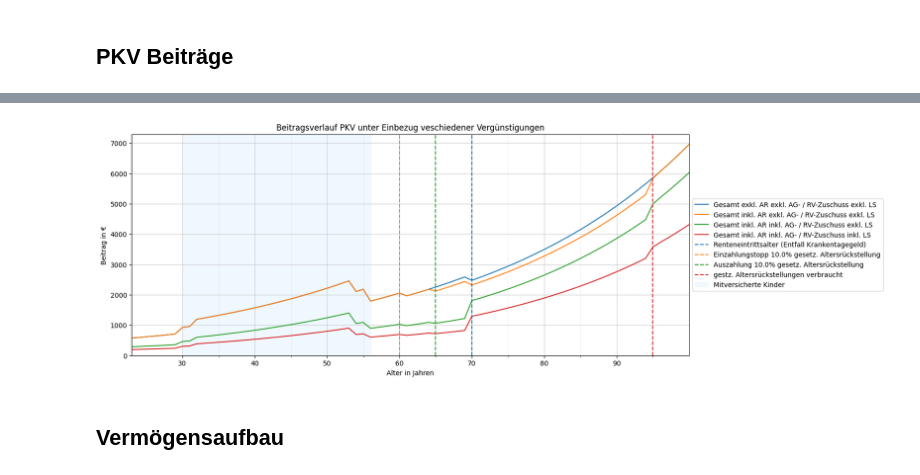
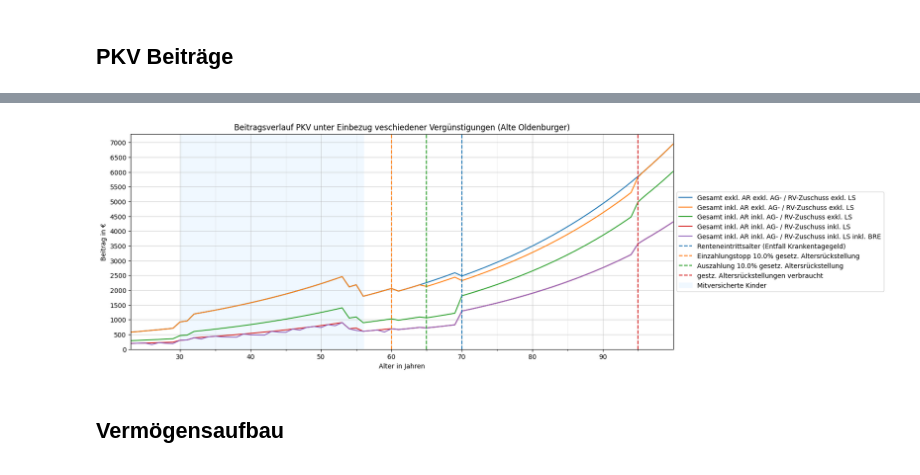
Before and after one commit to maxileith/pkv-kosten, a Jupyter notebook: notebook.ipynb, the cells around one changed output, grey strips where cells are left out. Saved outputs shown, nothing was run; the diff lists cells and outputs as text; code cells hidden in the pictures.

```diff
--- a/notebook.ipynb
+++ b/notebook.ipynb
@@ -193,7 +234,7 @@ min_x = math.ceil(EINTRITTSALTER / 10.0) * 10
 major_ticks = np.arange(min_x, ENDALTER, 10)
 minor_ticks = np.arange(min_x, ENDALTER, 5)
 # %%
-beitrag, _, _, _ = functools.reduce(operator.add, map(collections.Counter, PKV_TARIFKONDITIONEN.values())).values()
+beitrag, _, _, _, _ = functools.reduce(operator.add, map(collections.Counter, PKV_TARIFKONDITIONEN.values())).values()
 beitrag += PKV_PV['beitrag']
 durchschnittliche_ansetzbarkeit = (PKV_PV['beitrag'] / beitrag) * PKV_PV['steuerlich_ansetzbar']
 for konditionen in PKV_TARIFKONDITIONEN.values():
@@ -214,6 +255,7 @@ df[f'Inflation seit {JAHR}'] = np.power(1 + INFLATIONSRATE, df['Jahr'] - JAHR)
 df['Rentenbezug'] = df['Alter'] >= RENTENEINTRITTSALTER
 df['Einkommen'] = NETTOEINKOMMEN * np.power(1 + EINKOMMENSENTWICKLUNG, df['Alter'] - EINTRITTSALTER) * (1 - df['Rentenbezug'])
 df['Rente'] = RENTENANSPRUCH * np.power(1 + RENTENENTWICKLUNG, df['Alter'] - EINTRITTSALTER) * df['Rentenbezug']
+df['Lohnsteuer'] = np.where(df['Rentenbezug'], STEUERLAST_RENTNER, STEUERLAST)
 
 df
 # %% [output]
@@ -264,7 +306,7 @@ df['GKV: PV Beitrag Rente'] = np.minimum(df['Rente'], df['GKV: Beitragsbemessung
 df['GKV: Gesamt Beitrag Rente inkl. RV Anteil'] = df['GKV: Beitrag Rente inkl. RV Anteil'] + df['GKV: PV Beitrag Rente']
 
 df['GKV: Beitrag inkl. Zuschüsse exkl. LS'] = np.where(df['Rentenbezug'], df['GKV: Gesamt Beitrag Rente inkl. RV Anteil'], df['GKV: Gesamt Beitrag inkl. AG Anteil'])
-df['GKV: Steuererstattung'] = df['GKV: Beitrag inkl. Zuschüsse exkl. LS'] * np.where(df['Rentenbezug'], STEUERLAST_RENTNER, STEUERLAST) * GKV_STEUERLICH_ANSETZBAR
+df['GKV: Steuererstattung'] = df['GKV: Beitrag inkl. Zuschüsse exkl. LS'] * df['Lohnsteuer'] * GKV_STEUERLICH_ANSETZBAR
 df['GKV: Beitrag inkl. Zuschüsse inkl. LS'] = df['GKV: Beitrag inkl. Zuschüsse exkl. LS'] - df['GKV: Steuererstattung']
 
 df.loc[:, ~df.columns.str.startswith('PKV: ')]
@@ -410,10 +468,10 @@ df['PKV: Beitrag Gesamt inkl. Zuschüsse exkl. LS inkl. AR'] = df.loc[:, df.colu
 
 # Steuererstattung
 for tarif, konditionen in PKV_TARIFKONDITIONEN.items():
-    df[f'PKV: Steuererstattung {tarif}'] = df[f'PKV: Beitrag {tarif} inkl. Zuschüsse exkl. LS inkl. AR'] * konditionen['steuerlich_ansetzbar'] * np.where(df['Rentenbezug'], STEUERLAST_RENTNER, STEUERLAST)
-df['PKV: Steuererstattung Kinder'] = df['PKV: Beitrag Kinder inkl. Zuschüsse exkl. LS inkl. AR'] * np.where(df['Rentenbezug'], STEUERLAST_RENTNER, STEUERLAST)
-df[f'PKV: Steuererstattung {PKV_PV["bezeichnung"]}'] = df[f'PKV: Beitrag {PKV_PV["bezeichnung"]} inkl. Zuschüsse exkl. LS inkl. AR'] * PKV_PV['steuerlich_ansetzbar'] * np.where(df['Rentenbezug'], STEUERLAST_RENTNER, STEUERLAST)
-df[f'PKV: Steuererstattung {PKV_BEITRAGSENTLASTUNGSPAKET["bezeichnung"]}'] = df[f'PKV: Beitrag {PKV_BEITRAGSENTLASTUNGSPAKET["bezeichnung"]} inkl. Zuschüsse exkl. LS inkl. AR'] * PKV_BEITRAGSENTLASTUNGSPAKET['steuerlich_ansetzbar'] * np.where(df['Rentenbezug'], STEUERLAST_RENTNER, STEUERLAST)
+    df[f'PKV: Steuererstattung {tarif}'] = df[f'PKV: Beitrag {tarif} inkl. Zuschüsse exkl. LS inkl. AR'] * konditionen['steuerlich_ansetzbar'] * df['Lohnsteuer']
+df['PKV: Steuererstattung Kinder'] = df['PKV: Beitrag Kinder inkl. Zuschüsse exkl. LS inkl. AR'] * df['Lohnsteuer']
+df[f'PKV: Steuererstattung {PKV_PV["bezeichnung"]}'] = df[f'PKV: Beitrag {PKV_PV["bezeichnung"]} inkl. Zuschüsse exkl. LS inkl. AR'] * PKV_PV['steuerlich_ansetzbar'] * df['Lohnsteuer']
+df[f'PKV: Steuererstattung {PKV_BEITRAGSENTLASTUNGSPAKET["bezeichnung"]}'] = df[f'PKV: Beitrag {PKV_BEITRAGSENTLASTUNGSPAKET["bezeichnung"]} inkl. Zuschüsse exkl. LS inkl. AR'] * PKV_BEITRAGSENTLASTUNGSPAKET['steuerlich_ansetzbar'] * df['Lohnsteuer']
 df['PKV: Steuererstattung Gesamt'] = df.loc[:, df.columns.str.startswith('PKV: Steuererstattung ') & ~df.columns.str.contains('Gesamt')].sum(axis=1)
 
 # Beiträge nach Steuern
@@ -424,5 +482,28 @@ df[f'PKV: Beitrag {PKV_PV["bezeichnung"]} inkl. Zuschüsse inkl. LS inkl. AR'] =
 df[f'PKV: Beitrag {PKV_BEITRAGSENTLASTUNGSPAKET["bezeichnung"]} inkl. Zuschüsse inkl. LS inkl. AR'] = df[f'PKV: Beitrag {PKV_BEITRAGSENTLASTUNGSPAKET["bezeichnung"]} inkl. Zuschüsse exkl. LS inkl. AR'] - df[f'PKV: Steuererstattung {PKV_BEITRAGSENTLASTUNGSPAKET["bezeichnung"]}']
 df['PKV: Beitrag Gesamt inkl. Zuschüsse inkl. LS inkl. AR'] = df.loc[:, df.columns.str.startswith('PKV: Beitrag ') & df.columns.str.endswith(' inkl. Zuschüsse inkl. LS inkl. AR') & ~df.columns.str.contains('Gesamt')].sum(axis=1)
 
+# BRE Höhe berechnen
+df['PKV: BRE berechtigt'] = np.isin(df['Alter'], PKV_BEITRAGSRUECKERSTATTUNG_IN_ALTER)
+df['PKV: BRE beitragsfreie Jahre'] = 0
+for i in range(0, len(df)):
+    beitragsfreie_jahre = 0
+    for j in range(i, -1, -1):
+        if df.iloc[j]['PKV: BRE berechtigt']:
+            beitragsfreie_jahre += 1
+        else:
+            break
+    df.at[i, 'PKV: BRE beitragsfreie Jahre'] = beitragsfreie_jahre
+np.random.seed(42)
+df['PKV: BRE wirtschaftliches Jahr'] = np.random.uniform(0, 1, len(df)) < PKV_BEITRAGSRUECKERSTATTUNG_WAHRSCHEINLICHKEIT
+df['PKV: BRE Gesamtbeitrag relevanter Bausteine'] = 0
+for tarif, konditionen in PKV_TARIFKONDITIONEN.items():
+    if konditionen['auswirking_beitragsrueckerstattung']:
+        df['PKV: BRE Gesamtbeitrag relevanter Bausteine'] += df[f'PKV: Beitrag {tarif} exkl. LS'] * df['PKV: BRE wirtschaftliches Jahr']
+df['PKV: BRE Betrag exkl. LS'] = -1 * df['PKV: BRE Gesamtbeitrag relevanter Bausteine'] * df["PKV: BRE beitragsfreie Jahre"].map(PKV_BEITRAGSRUECKERSTATTUNG_STAFFELUNG).fillna(list(PKV_BEITRAGSRUECKERSTATTUNG_STAFFELUNG.values())[-1]) / 12
+df['PKV: BRE Betrag inkl. LS'] = df['PKV: BRE Betrag exkl. LS'] * (1 - df['Lohnsteuer'])
+
+# Beiträge nach BRE
+df['PKV: Beitrag Gesamt inkl. Zuschüsse inkl. LS inkl. AR inkl. BRE'] = df['PKV: Beitrag Gesamt inkl. Zuschüsse inkl. LS inkl. AR'] + df['PKV: BRE Betrag inkl. LS']
+
 df.loc[:, ~df.columns.str.startswith('GKV: ')]
 # %% [output]
@@ -588,35 +713,38 @@ f.set_size_inches((15, 6))
 
 plt.plot(df['Alter'], df['PKV: Beitrag Gesamt exkl. LS'], label='Gesamt exkl. AR exkl. AG- / RV-Zuschuss exkl. LS')
 plt.plot(df['Alter'], df['PKV: Beitrag Gesamt exkl. LS inkl. AR'], label='Gesamt inkl. AR exkl. AG- / RV-Zuschuss exkl. LS')
 plt.plot(df['Alter'], df['PKV: Beitrag Gesamt inkl. Zuschüsse exkl. LS inkl. AR'], label='Gesamt inkl. AR inkl. AG- / RV-Zuschuss exkl. LS')
 plt.plot(df['Alter'], df['PKV: Beitrag Gesamt inkl. Zuschüsse inkl. LS inkl. AR'], label='Gesamt inkl. AR inkl. AG- / RV-Zuschuss inkl. LS')
+plt.plot(df['Alter'], df['PKV: Beitrag Gesamt inkl. Zuschüsse inkl. LS inkl. AR inkl. BRE'], label='Gesamt inkl. AR inkl. AG- / RV-Zuschuss inkl. LS inkl. BRE')
 
 ax.axvline(x=RENTENEINTRITTSALTER, label="Renteneintrittsalter (Entfall Krankentagegeld)", linestyle='dashed', color='tab:blue')
 ax.axvline(x=PKV_GESETZLICHE_BEITRAGSENTLASTUNG_EINZAHLUNG_BIS, label=f'Einzahlungstopp {PKV_GESETZLICHE_BEITRAGSENTLASTUNG_ANTEIL * 100}% gesetz. Altersrückstellung', linestyle='dashed', color='tab:orange')
 ax.axvline(x=PKV_GESETZLICHE_BEITRAGSENTLASTUNGSPAKET_WIRKSAM_AB, label=f'Auszahlung {PKV_GESETZLICHE_BEITRAGSENTLASTUNG_ANTEIL * 100}% gesetz. Altersrückstellung', linestyle='dashed', color='tab:green')
 if gesetzliche_altersruckstellungen_verbraucht != ENDALTER:
     ax.axvline(x=gesetzliche_altersruckstellungen_verbraucht, label='gestz. Altersrückstellungen verbraucht', linestyle='dashed', color='tab:red')
 
 if alter_wenn_erstes_kind != 1000:
     ax.axvspan(alter_wenn_erstes_kind, alter_wenn_letztes_kind, color='aliceblue', label='Mitversicherte Kinder')
 
 ax.set_ylim(bottom=0)
 ax.set_xlim(left=EINTRITTSALTER)
 ax.set_xlim(right=ENDALTER)
 
-ax.set_title('Beitragsverlauf PKV unter Einbezug veschiedener Vergünstigungen')
+ax.set_title(f'Beitragsverlauf PKV unter Einbezug veschiedener Vergünstigungen ({PKV_VERSICHERUNG})')
 ax.set_xlabel('Alter in Jahren')
 ax.set_ylabel('Beitrag in €')
 
 ax.set_xticks(major_ticks)
 ax.set_xticks(minor_ticks, minor=True)
 ax.grid(which='minor', alpha=0.2)
 ax.grid(which='major', alpha=0.6)
 
+plt.gca().yaxis.set_major_locator(plt.MultipleLocator(500))
+
 plt.legend(loc='center left', bbox_to_anchor=(1, 0.5))
 plt.show()
 # %% [output]
-[figure, old version]
+[figure, new version]
 # %% [markdown]
 ## Vermögensaufbau
 # %%
```
Also changed, not shown: parts of 18 cells of this notebook.
